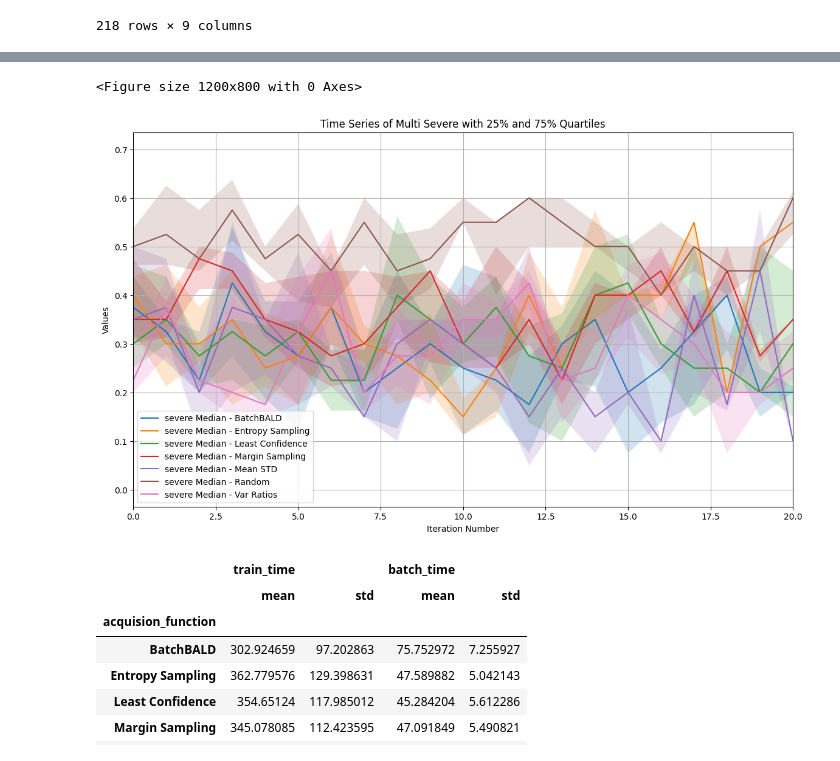
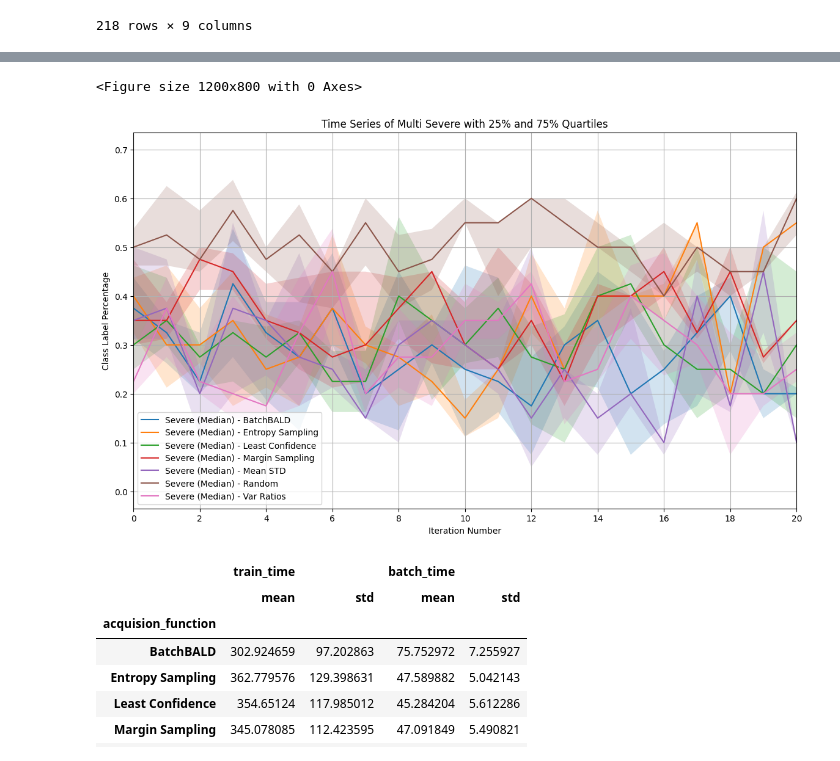
Before and after one commit to roymgabriel/BatchBALD, a Jupyter notebook: notebooks/roy/visualizations-topto.ipynb, the cells around one changed output, grey strips where cells are left out. Saved outputs shown, nothing was run; the diff lists cells and outputs as text; code cells hidden in the pictures.

```diff
--- a/notebooks/roy/visualizations-topto.ipynb
+++ b/notebooks/roy/visualizations-topto.ipynb
@@ -438,17 +443,22 @@ for func in grouped_iter_df['acquision_function'].unique():
     data = grouped_iter_df[grouped_iter_df['acquision_function'] == func]
 
     # Plot median line
-    plt.plot(data['iteration_number'], data['normal_median'], label=f'Normal Median - {func}')
+    plt.plot(data['iteration_number'], data['normal_median'], label=f'Normal (Median) - {func}')
 
     # Fill area between 25% and 75% quantiles
     plt.fill_between(data['iteration_number'], data['normal_25% quartile'], data['normal_75% quartile'], alpha=0.2)
 
+# Ensure x-axis shows only integer values
+plt.gca().xaxis.set_major_locator(MaxNLocator(integer=True))
+
 plt.xlabel('Iteration Number')
-plt.ylabel('Values')
+plt.ylabel('Class Label Percentage')
 plt.title('Time Series of Multi Normal with 25% and 75% Quartiles')
 plt.legend()
 plt.xlim(0, 20)  # Set x-axis limit
 plt.grid(True)
+output_path = blackhc.notebook.original_dir + f'/COVID_multi_normal_class_distribution_through_time.png'
+alp.plot_save(output_path, dpi=300)
 plt.show()
 # %% [output]
 <Figure size 1200x800 with 0 Axes>
@@ -492,17 +502,22 @@ for func in grouped_iter_df['acquision_function'].unique():
     data = grouped_iter_df[grouped_iter_df['acquision_function'] == func]
 
     # Plot median line
-    plt.plot(data['iteration_number'], data['moderate_median'], label=f'moderate Median - {func}')
+    plt.plot(data['iteration_number'], data['moderate_median'], label=f'Moderate Median - {func}')
 
     # Fill area between 25% and 75% quantiles
     plt.fill_between(data['iteration_number'], data['moderate_25% quartile'], data['moderate_75% quartile'], alpha=0.2)
 
+# Ensure x-axis shows only integer values
+plt.gca().xaxis.set_major_locator(MaxNLocator(integer=True))
+
 plt.xlabel('Iteration Number')
-plt.ylabel('Values')
+plt.ylabel('Class Label Percentage')
 plt.title('Time Series of Multi Moderate with 25% and 75% Quartiles')
 plt.legend()
 plt.xlim(0, 20)  # Set x-axis limit
 plt.grid(True)
+output_path = blackhc.notebook.original_dir + f'/COVID_multi_moderate_class_distribution_through_time.png'
+alp.plot_save(output_path, dpi=300)
 plt.show()
 # %% [output]
 <Figure size 1200x800 with 0 Axes>
@@ -531,36 +546,41 @@ def iqr(x):
 
 # # Calculate IQR
 # grouped_iter_df['class_0%_iqr'] = df.groupby(['acquision_function', 'iteration_number'])['class_0%'].apply(iqr)
 # grouped_iter_df['class_1%_iqr'] = df.groupby(['acquision_function', 'iteration_number'])['class_1%'].apply(iqr)
 
 # Plotting the time plot with IQR
 plt.figure(figsize=(12, 8))
 
 # Reset index for easier plotting
 grouped_iter_df = grouped_iter_df.reset_index()
 
 # Plotting
 plt.figure(figsize=(14, 8))
 
 for func in grouped_iter_df['acquision_function'].unique():
     data = grouped_iter_df[grouped_iter_df['acquision_function'] == func]
 
     # Plot median line
-    plt.plot(data['iteration_number'], data['severe_median'], label=f'severe Median - {func}')
+    plt.plot(data['iteration_number'], data['severe_median'], label=f'Severe (Median) - {func}')
 
     # Fill area between 25% and 75% quantiles
     plt.fill_between(data['iteration_number'], data['severe_25% quartile'], data['severe_75% quartile'], alpha=0.2)
 
+# Ensure x-axis shows only integer values
+plt.gca().xaxis.set_major_locator(MaxNLocator(integer=True))
+
 plt.xlabel('Iteration Number')
-plt.ylabel('Values')
+plt.ylabel('Class Label Percentage')
 plt.title('Time Series of Multi Severe with 25% and 75% Quartiles')
 plt.legend()
 plt.xlim(0, 20)  # Set x-axis limit
 plt.grid(True)
+output_path = blackhc.notebook.original_dir + f'/COVID_multi_severe_class_distribution_through_time.png'
+alp.plot_save(output_path, dpi=300)
 plt.show()
 # %% [output]
 <Figure size 1200x800 with 0 Axes>
-[figure, old version]
+[figure, new version]
 # %%
 df_multi_time = multi_dictionary.copy(deep = True)
 
```
Also changed, not shown: parts of 17 cells of this notebook, 59 other files.
